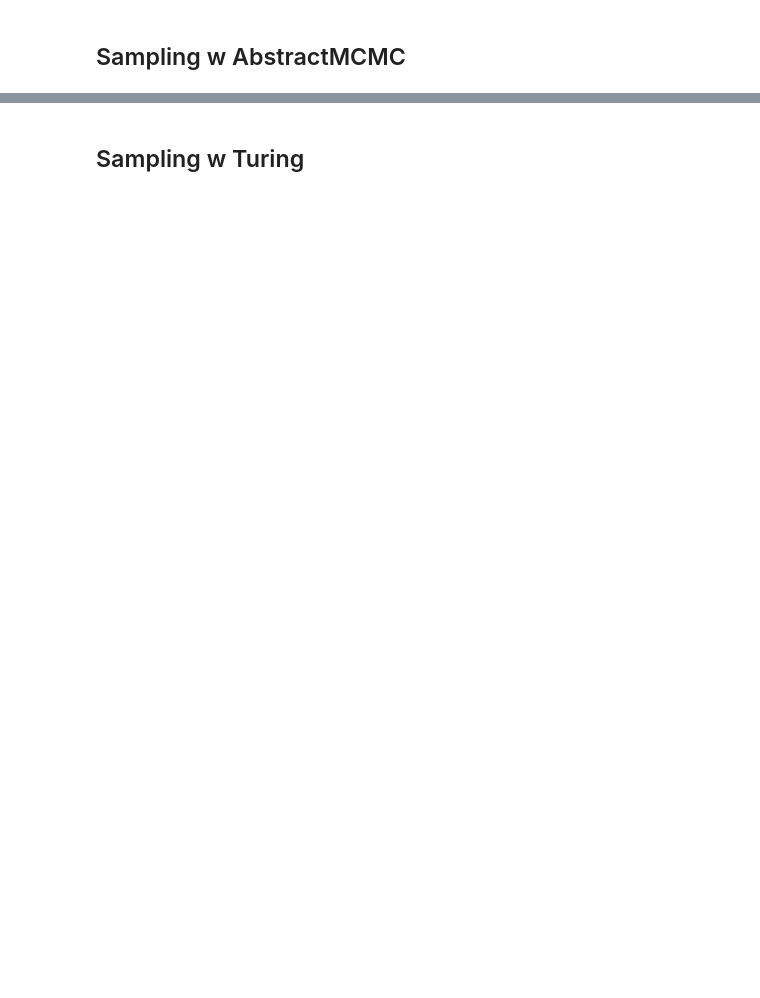
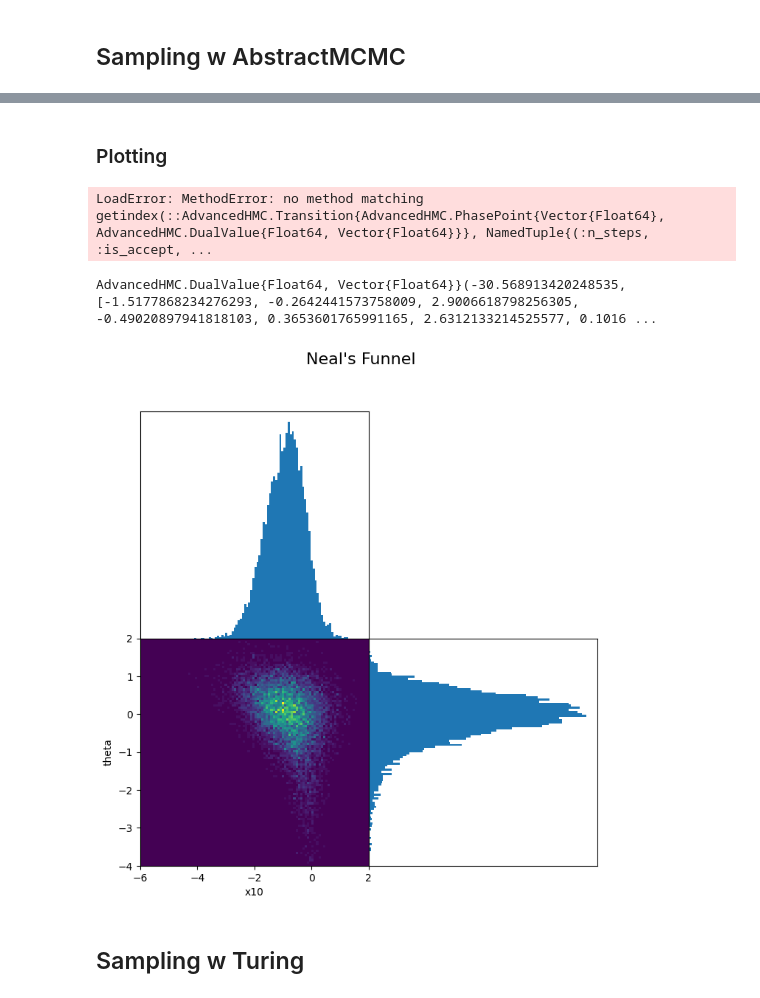
Before and after one commit to TuringLang/AdvancedHMC.jl, a Jupyter notebook: Lab.ipynb, the cells around one changed output, grey strips where cells are left out. Cells and saved outputs as stored; diff of their text form; code cells hidden in the pictures; blank space fills up the shorter version.

```diff
--- a/Lab.ipynb
+++ b/Lab.ipynb
@@ -90,6 +129,9 @@ axis[2,1].set_ylabel("theta");
 # %% [markdown]
 ## Sampling w AbstractMCMC
 # %%
+using MCMCChains
+
 initial_ϵ=0.1
 TAP=0.95
-ss = AdvancedHMC.HMCSamplerSettings(initial_ϵ, TAP)
+nuts = AdvancedHMC.NUTSSampler(initial_ϵ, TAP, d)
+Asamples = sample(funnel_model, nuts, 1000; chain_type=MCMCChains.Chains)
@@ -98,3 +176,34 @@ sample(funnel_model, ss, 1000)
+# %% [markdown]
+### Plotting
+# %%
+theta_mchmc = [sample[1] for sample in Asamples]
+x10_mchmc = [sample[10+1] for sample in Asamples];
+# %% [output]
+LoadError: MethodError: no method matching getindex(::AdvancedHMC.Transition{AdvancedHMC.PhasePoint{Vector{Float64}, AdvancedHMC.DualValue{Float64, Vector{Float64}}}, NamedTuple{(:n_steps, :is_accept, ...
+# %%
+Asamples[1].z.ℓκ
+# %% [output]
+AdvancedHMC.DualValue{Float64, Vector{Float64}}(-30.568913420248535, [-1.5177868234276293, -0.2642441573758009, 2.9006618798256305, -0.49020897941818103, 0.3653601765991165, 2.6312133214525577, 0.1016 ...
+# %%
+fig, axis = plt.subplots(2, 2, figsize=(8,8))
+fig.suptitle("Neal's Funnel", fontsize=16)
+
+fig.delaxes(axis[1,2])
+fig.subplots_adjust(hspace=0)
+fig.subplots_adjust(wspace=0)
+
+axis[1,1].hist(x10_mchmc, bins=100, range=[-6,2])
+axis[1,1].set_yticks([])
+
+axis[2,2].hist(theta_mchmc, bins=100, orientation="horizontal", range=[-4, 2])
+axis[2,2].set_xticks([])
+axis[2,2].set_yticks([])
+
+axis[2,1].hist2d(x10_mchmc, theta_mchmc, bins=100, range=[[-6,2],[-4, 2]])
+axis[2,1].set_xlabel("x10")
+axis[2,1].set_ylabel("theta");
+# %% [output]
+[figure, added]
 # %% [markdown]
 ## Sampling w Turing
 # %%
```
Also changed, not shown: parts of 11 cells of this notebook, 2 other files.
